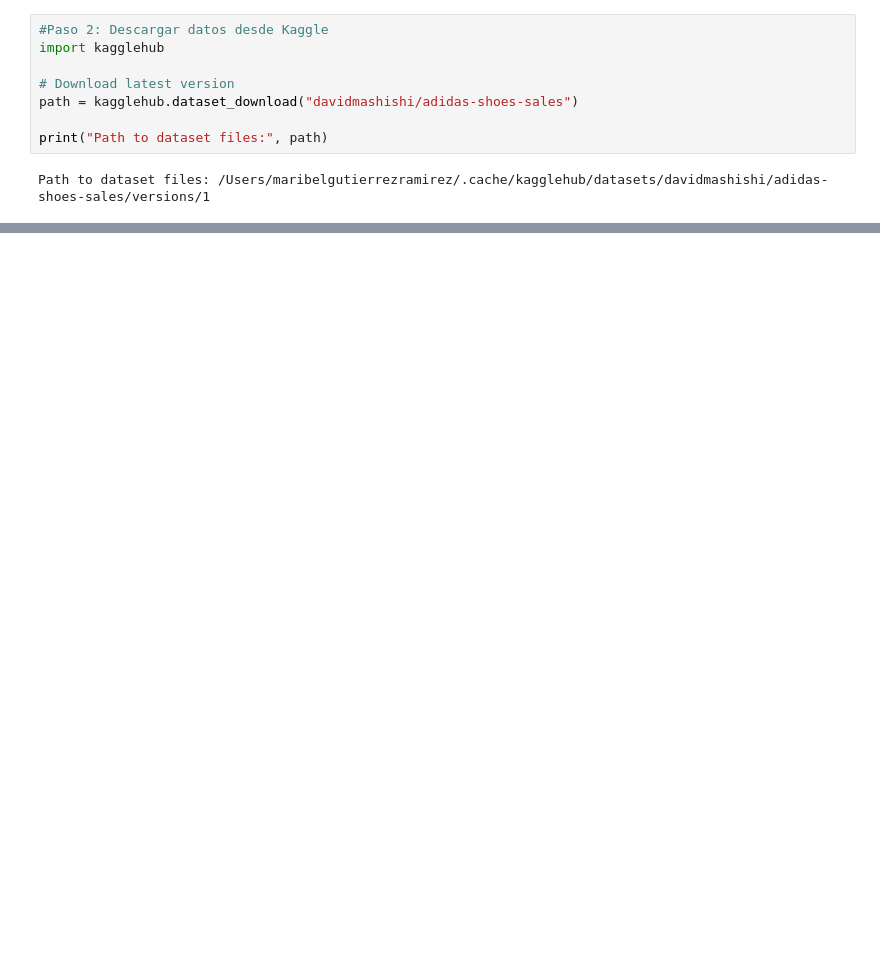
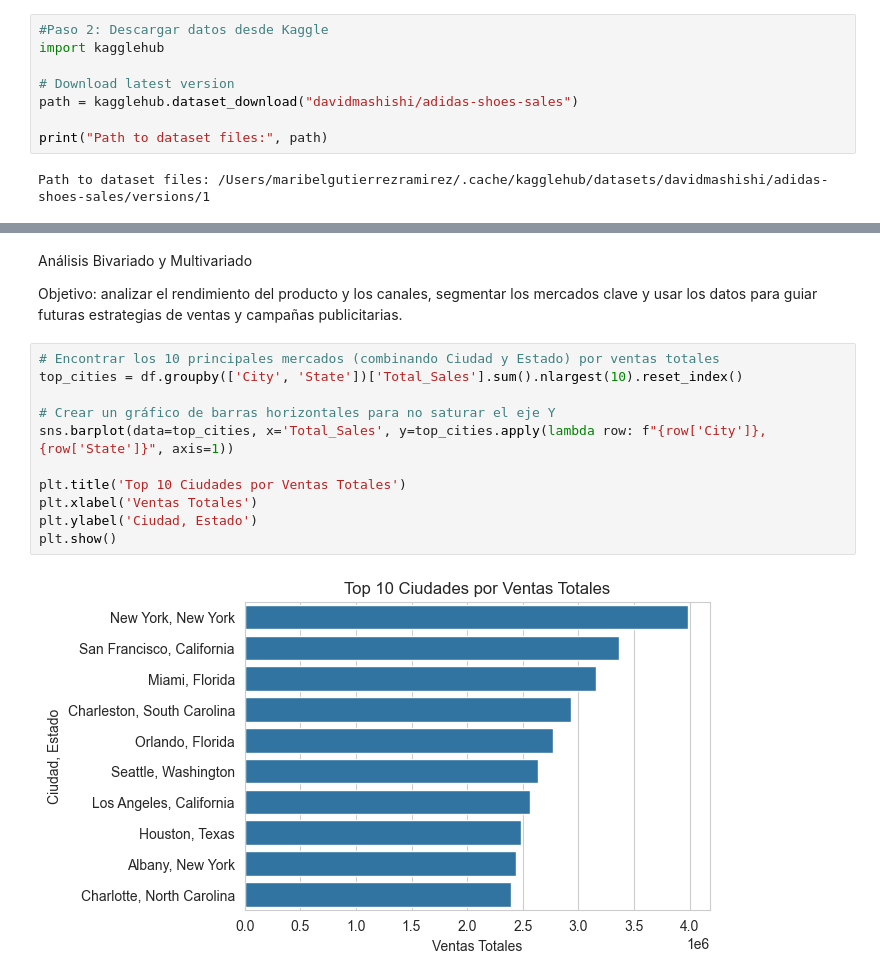
Before and after one commit to Factoria-F5-madrid/EDA_MaribelGutierrezRamirez, a Jupyter notebook: EDA_Adidas.ipynb, the cells around one changed output, grey strips where cells are left out. Drawn from its saved outputs; the diff is of its cells as text; blank space fills up the shorter version.

Commit message:
Anáisis univariado y multivariado

```diff
--- a/EDA_Adidas.ipynb
+++ b/EDA_Adidas.ipynb
@@ -50,0 +183,19 @@ Archivos en el directorio: ['Adidas Shoe Sales.csv']
+# %% [markdown]
+Análisis Bivariado y Multivariado
+
+
+
+Objetivo: analizar el rendimiento del producto y los canales, segmentar los mercados clave y usar los datos para guiar futuras estrategias de ventas y campañas publicitarias.
+# %%
+# Encontrar los 10 principales mercados (combinando Ciudad y Estado) por ventas totales
+top_cities = df.groupby(['City', 'State'])['Total_Sales'].sum().nlargest(10).reset_index()
+
+# Crear un gráfico de barras horizontales para no saturar el eje Y
+sns.barplot(data=top_cities, x='Total_Sales', y=top_cities.apply(lambda row: f"{row['City']}, {row['State']}", axis=1))
+
+plt.title('Top 10 Ciudades por Ventas Totales')
+plt.xlabel('Ventas Totales')
+plt.ylabel('Ciudad, Estado')
+plt.show()
+# %% [output]
+[figure, added]
```
Also changed, not shown: parts of 18 cells of this notebook.
